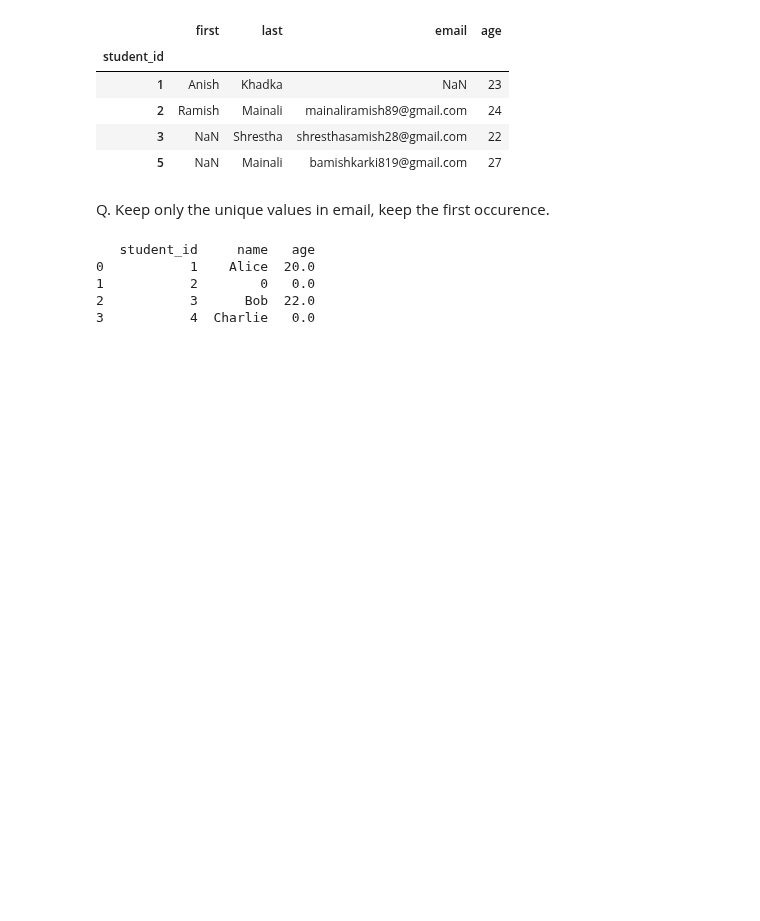
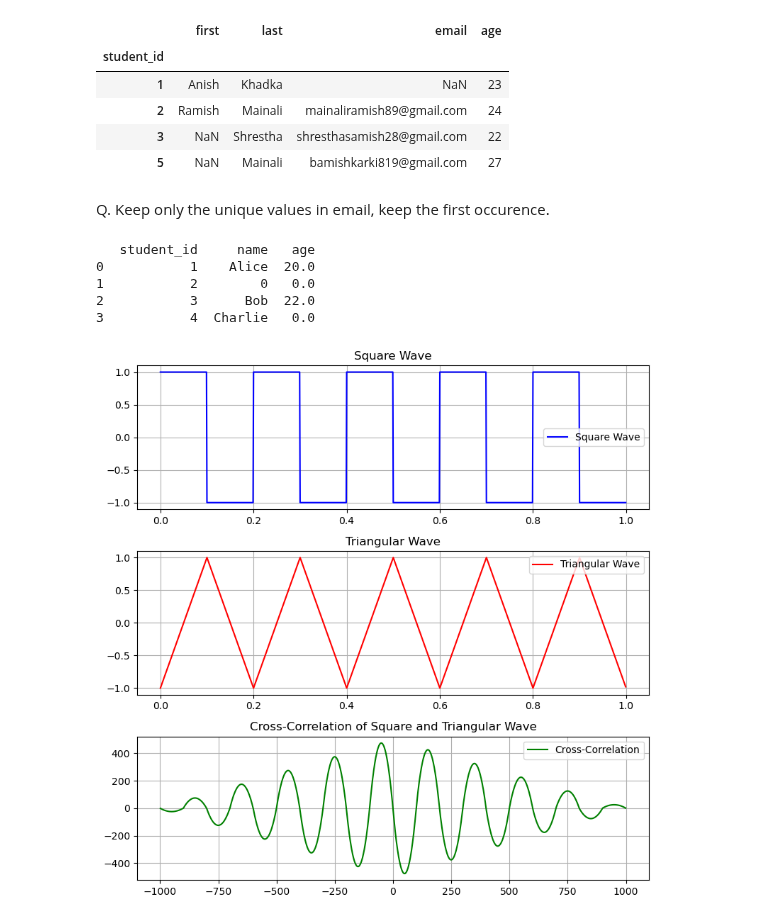
Before and after one commit to Sansub471/DataVisualization, a Jupyter notebook: pandas_classes/leetcode/leet_problems_1.ipynb, the cells around one changed output. Cells and saved outputs as stored; diff of their text form; code cells hidden in the pictures; blank space fills up the shorter version.

Commit message:
Cross correlation of square and triangular wave.

```diff
--- a/pandas_classes/leetcode/leet_problems_1.ipynb
+++ b/pandas_classes/leetcode/leet_problems_1.ipynb
@@ -171,0 +170,40 @@ def filterViews(views: pd.DataFrame) -> pd.DataFrame:
+# %%
+import numpy as np
+import matplotlib.pyplot as plt
+from scipy.signal import correlate, square, sawtooth
+
+# Generate time vector
+t = np.linspace(0, 1, 1000, endpoint=False)
+
+# Generate a square wave and a triangular wave
+square_wave = square(2 * np.pi * 5 * t)  # 5 Hz square wave
+triangular_wave = sawtooth(2 * np.pi * 5 * t, width=0.5)  # 5 Hz triangular wave
+
+# Compute cross-correlation
+correlation = correlate(square_wave, triangular_wave, mode='full')
+
+# Time axis for correlation
+lags = np.arange(-len(t) + 1, len(t))
+
+# Plot signals and correlation
+fig, axs = plt.subplots(3, 1, figsize=(8, 8))
+
+axs[0].plot(t, square_wave, label="Square Wave", color='b')
+axs[0].set_title("Square Wave")
+axs[0].grid()
+axs[0].legend()
+
+axs[1].plot(t, triangular_wave, label="Triangular Wave", color='r')
+axs[1].set_title("Triangular Wave")
+axs[1].grid()
+axs[1].legend()
+
+axs[2].plot(lags, correlation, label="Cross-Correlation", color='g')
+axs[2].set_title("Cross-Correlation of Square and Triangular Wave")
+axs[2].grid()
+axs[2].legend()
+
+plt.tight_layout()
+plt.show()
+# %% [output]
+[figure, added]
```
Also changed, not shown: parts of 1 cell of this notebook.
